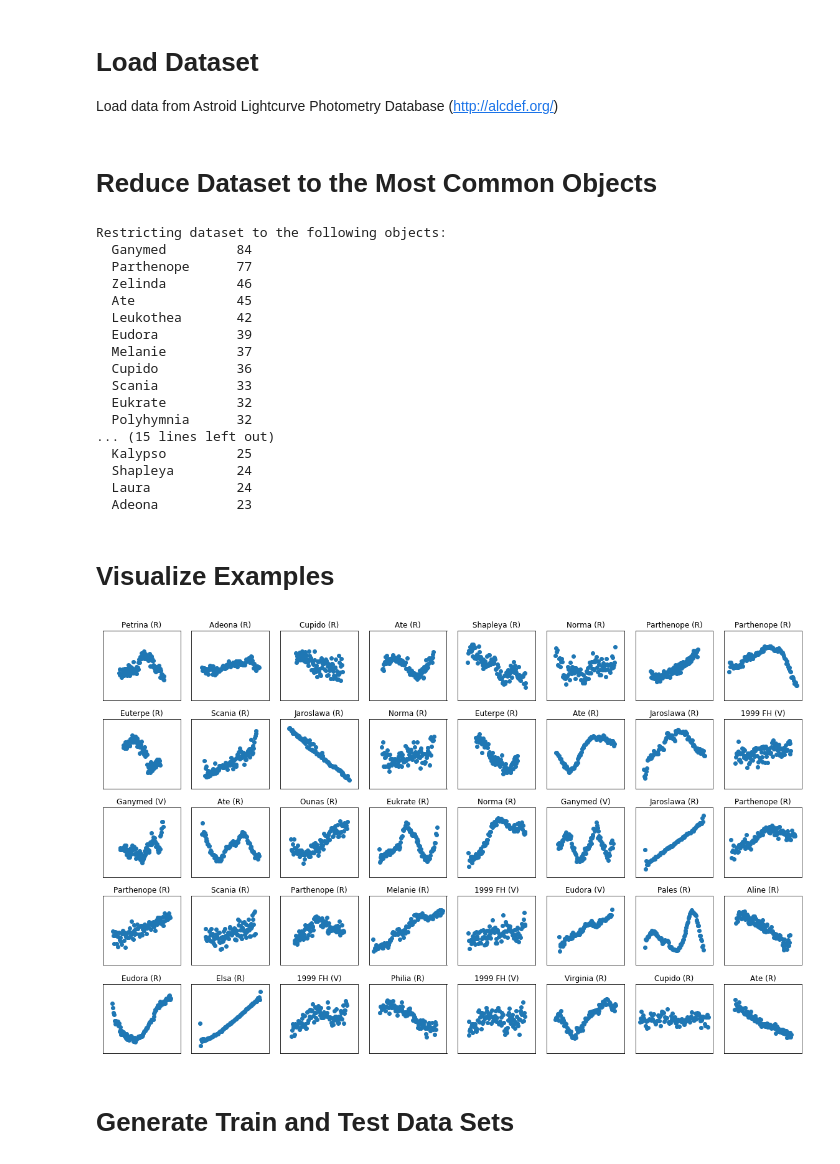
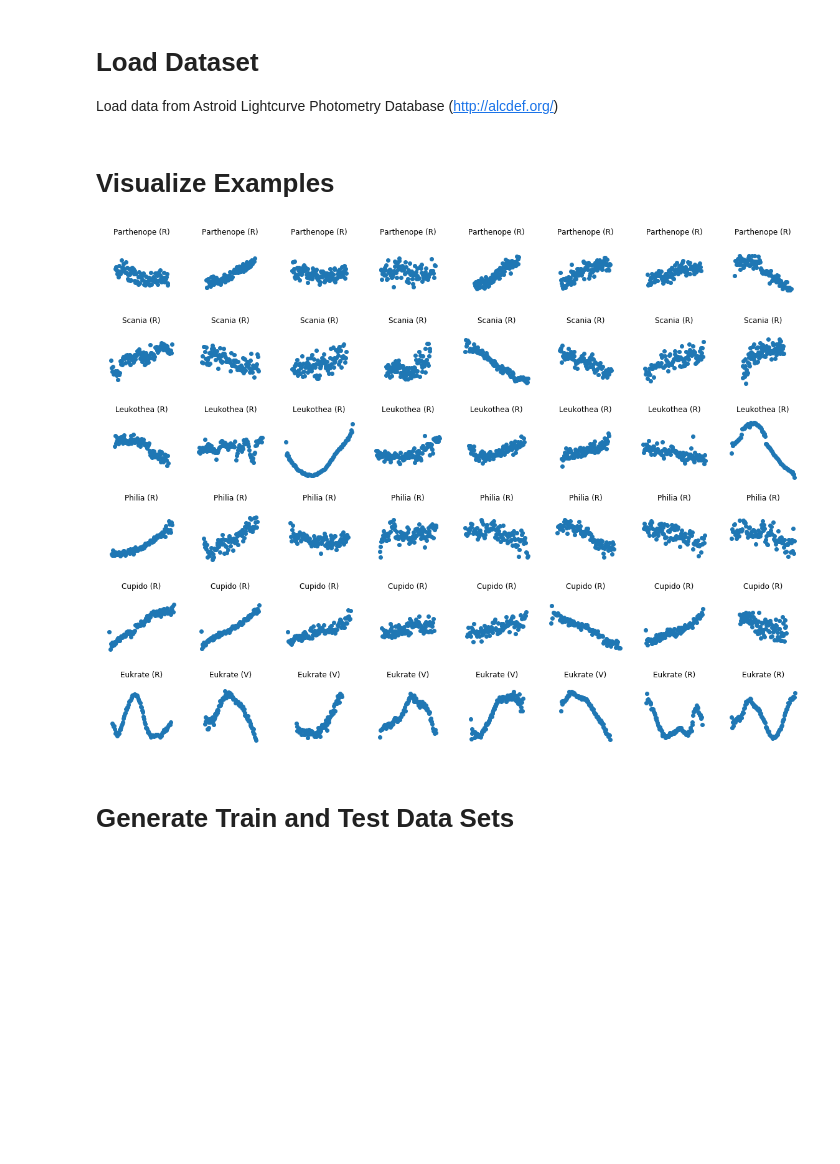
Before and after one commit to PJ7668/ml-for-ssa, a Jupyter notebook: Asteroid Light Curve Examples - Part 1.ipynb, the cells around one changed output. Drawn from its saved outputs; the diff is of its cells as text; code cells hidden in the pictures; blank space fills up the shorter version.

```diff
--- a/Asteroid Light Curve Examples - Part 1.ipynb
+++ b/Asteroid Light Curve Examples - Part 1.ipynb
@@ -11,3 +13,15 @@ This notebook contains examples deep learning techniques applied to the asteroid
+# %%
+# Path to the ALCDEF_ALL dataset downloaded from http://alcdef.org
+data_dir = 'data/ALCDEF_ALL'
+
+# Discard any light curves with fewer than this many samples
+min_samples = 100
+
+# Resample light curves to common number of samples
+nb_samples = 100
+
+# Discard any light curve that isn't among the nb_classes most common objects
+nb_classes = 20
 # %% [markdown]
 # Imports
 # %%
@@ -99,56 +63,16 @@ for item in gen:
-# %% [markdown]
-# Reduce Dataset to the Most Common Objects
-# %%
-# Select the most common nb_classes objects
-nb_classes = 30
-
-c = Counter([item['OBJECTNAME'] for item in data])
-names = [ name for name, cnt in c.most_common(nb_classes) ]
-
-print('Restricting dataset to the following objects:')
-for name, cnt in c.most_common(nb_classes):
-    print('  {:15} {}'.format(name, cnt))
-
-sub_data = [ item for item in data if item['OBJECTNAME'] in names ]
-# %% [output]
-Restricting dataset to the following objects:
-  Ganymed         84
-  Parthenope      77
-  Zelinda         46
-  Ate             45
-  Leukothea       42
-  Eudora          39
-  Melanie         37
-  Cupido          36
-  Scania          33
-  Eukrate         32
-  Polyhymnia      32
-... (15 lines left out)
-  Kalypso         25
-  Shapleya        24
-  Laura           24
-  Adeona          23
+# %%
+data = load_alcdef_data(
+    data_dir=data_dir,
+    min_samples=min_samples,
+    resample_to=nb_samples,
+    reduce_to_top=nb_classes
+)
 # %% [markdown]
 # Visualize Examples
-# %%
-nrows=5
-ncols=8
-fig, axes = plt.subplots(ncols=ncols, nrows=nrows, figsize=(2*ncols,2*nrows))
-items = np.random.choice(sub_data, size=nrows*ncols, replace=False)
-for ndx, item in enumerate(items):
-    r = ndx//8
-    c = ndx%8
-    ax = axes[r,c]
-    x = item['DATA_RESAMPLED'][:,0]
-    y = item['DATA_RESAMPLED'][:,1]
-    ax.scatter(x=x,y=y)
-    ax.set_title('{} ({})'.format(item['OBJECTNAME'], item['MAGBAND']))
-    ax.xaxis.set_visible(False)
-    ax.yaxis.set_visible(False)
-    #ax.axis('off')
-plt.tight_layout()
-# %% [output]
-[figure, removed]
+# %%
+plot_alcdef_examples(data)
+# %% [output]
+[figure, added]
 # %% [markdown]
 # Generate Train and Test Data Sets
 # %%
```
Also changed, not shown: parts of 21 cells of this notebook, 2 other files.
